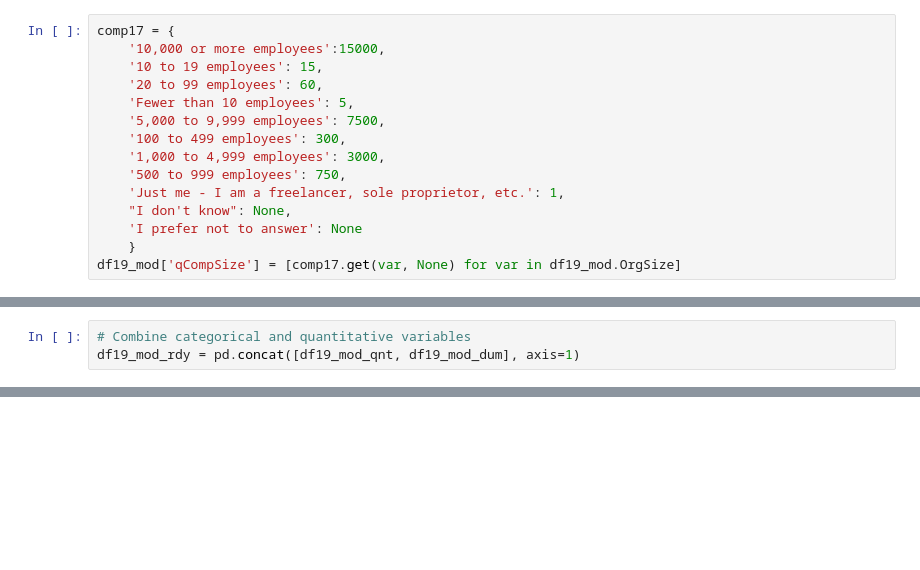
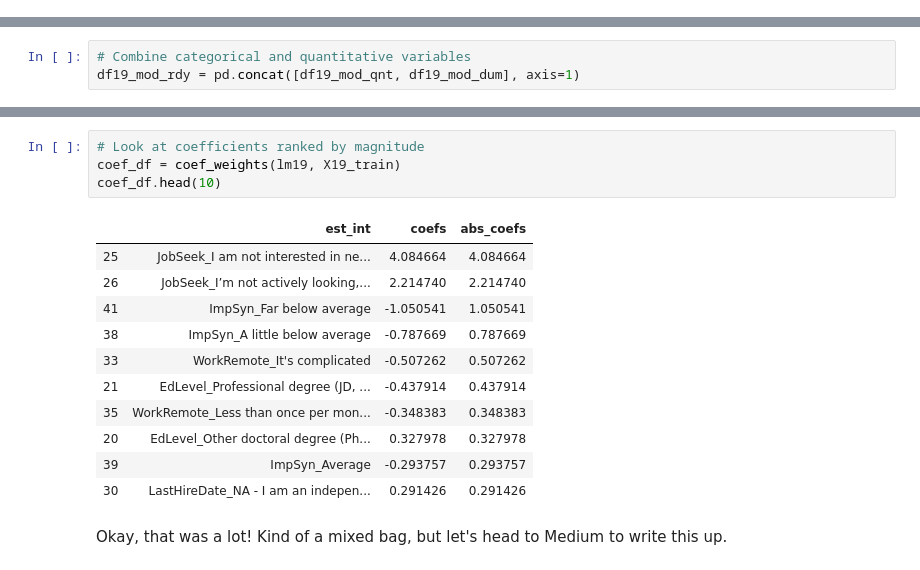
Before and after one commit to dsduncan/udsn_blogpost, a Jupyter notebook: dev_happiness.ipynb, the cells around one changed output, grey strips where cells are left out. Cells and saved outputs as stored; diff of their text form; blank space fills up the shorter version.

```diff
--- a/dev_happiness.ipynb
+++ b/dev_happiness.ipynb
@@ -473,15 +472,0 @@ array(['I’m not actively looking, but I am open to new opportunities',
-# %%
-comp17 = {
-    '10,000 or more employees':15000,
-    '10 to 19 employees': 15,
-    '20 to 99 employees': 60,
-    'Fewer than 10 employees': 5,
-    '5,000 to 9,999 employees': 7500,
-    '100 to 499 employees': 300,
-    '1,000 to 4,999 employees': 3000,
-    '500 to 999 employees': 750,
-    'Just me - I am a freelancer, sole proprietor, etc.': 1,
-    "I don't know": None,
-    'I prefer not to answer': None
-    }
-df19_mod['qCompSize'] = [comp17.get(var, None) for var in df19_mod.OrgSize]
@@ -578,0 +533,18 @@ coef_df
+# %%
+# Look at coefficients ranked by magnitude
+coef_df = coef_weights(lm19, X19_train)
+coef_df.head(10)
+# %% [output]
+|  | est_int | coefs | abs_coefs |
+| 25 | JobSeek_I am not interested in ne... | 4.084664 | 4.084664 |
+| 26 | JobSeek_I’m not actively looking,... | 2.214740 | 2.214740 |
+| 41 | ImpSyn_Far below average | -1.050541 | 1.050541 |
+| 38 | ImpSyn_A little below average | -0.787669 | 0.787669 |
+| 33 | WorkRemote_It's complicated | -0.507262 | 0.507262 |
+| 21 | EdLevel_Professional degree (JD, ... | -0.437914 | 0.437914 |
+| 35 | WorkRemote_Less than once per mon... | -0.348383 | 0.348383 |
+| 20 | EdLevel_Other doctoral degree (Ph... | 0.327978 | 0.327978 |
+| 39 | ImpSyn_Average | -0.293757 | 0.293757 |
+| 30 | LastHireDate_NA - I am an indepen... | 0.291426 | 0.291426 |
+# %% [markdown]
+Okay, that was a lot! Kind of a mixed bag, but let's head to Medium to write this up.
```
Also changed, not shown: parts of 32 cells of this notebook.
